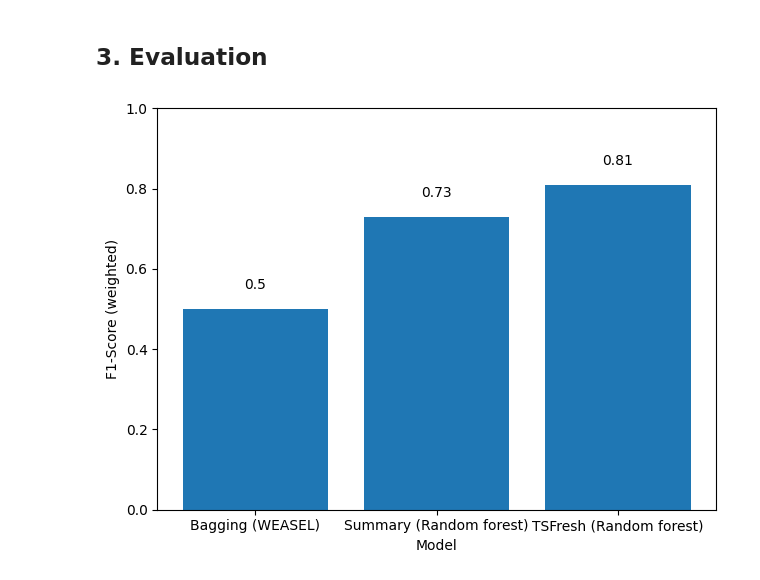
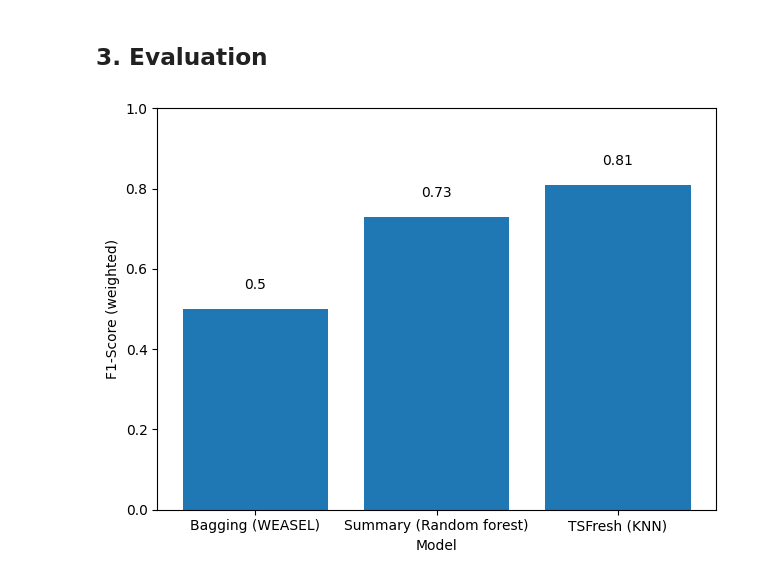
Before and after one commit to marcopeix/time-series-classification-in-python, a Jupyter notebook: 16_capstone2.ipynb, the cells around one changed output. Drawn from its saved outputs; the diff is of its cells as text; code cells hidden in the pictures.

Commit message:
Fix evaluation plot

```diff
--- a/16_capstone2.ipynb
+++ b/16_capstone2.ipynb
@@ -279,18 +277,18 @@ F1-Score: 0.207168458781362
 # %% [markdown]
 ## 3. Evaluation
 # %%
-x = ['Bagging (WEASEL)', 'Summary (Random forest)', 'TSFresh (Random forest)']
+x = ['Bagging (WEASEL)', 'Summary (Random forest)', 'TSFresh (KNN)']
 y = [0.50, 0.73, 0.81]
 
 fig, ax = plt.subplots()
 ax.bar(x, y)
 ax.set_xlabel('Model')
 ax.set_ylabel('F1-Score (weighted)')
 ax.set_ylim(0, 1)
 
 for i, v in enumerate(y):
     ax.text(x=i, y=v+0.05, s=str(v), ha='center')
 
 plt.tight_layout()
 # %% [output]
-[figure, old version]
+[figure, new version]
```
Also changed, not shown: parts of 2 cells of this notebook.
